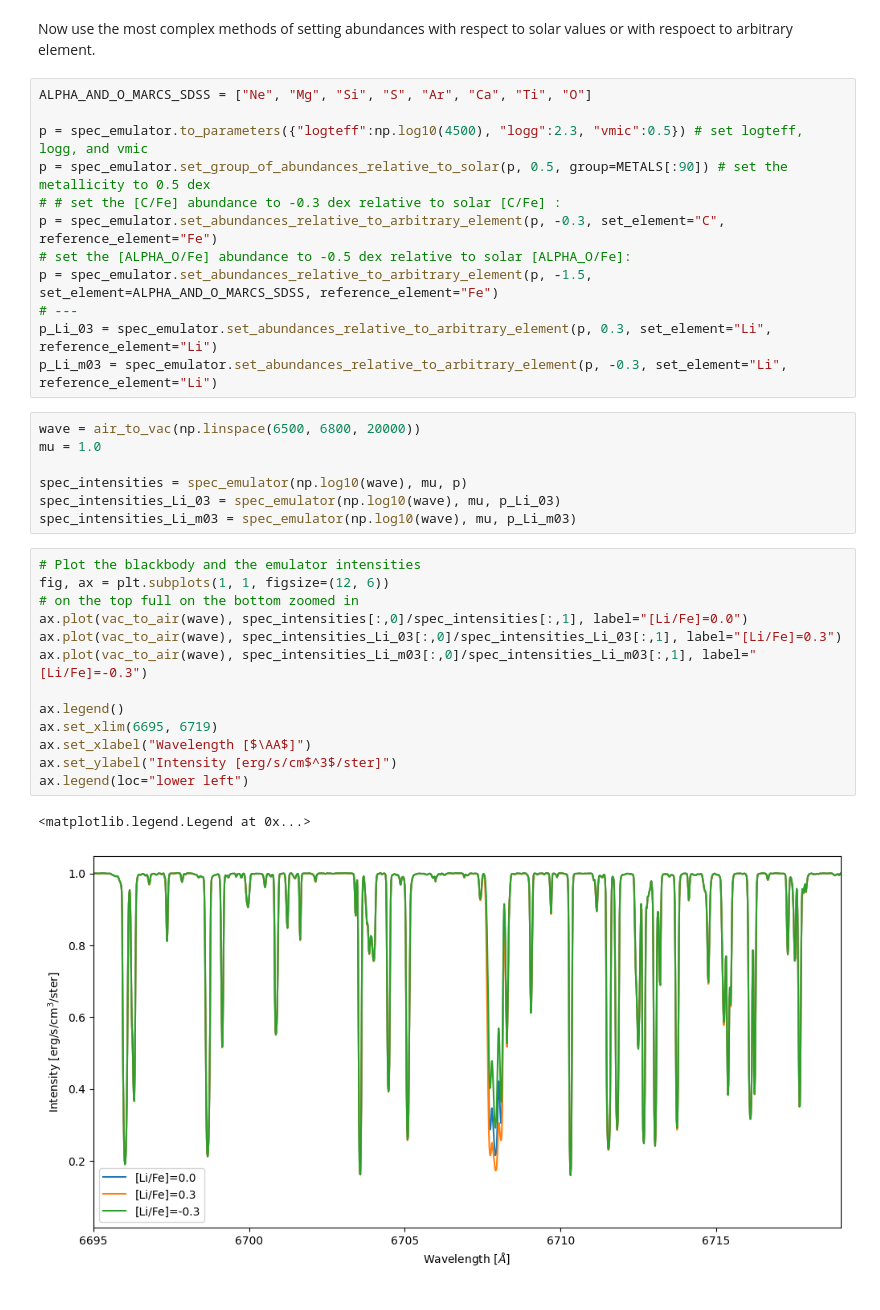
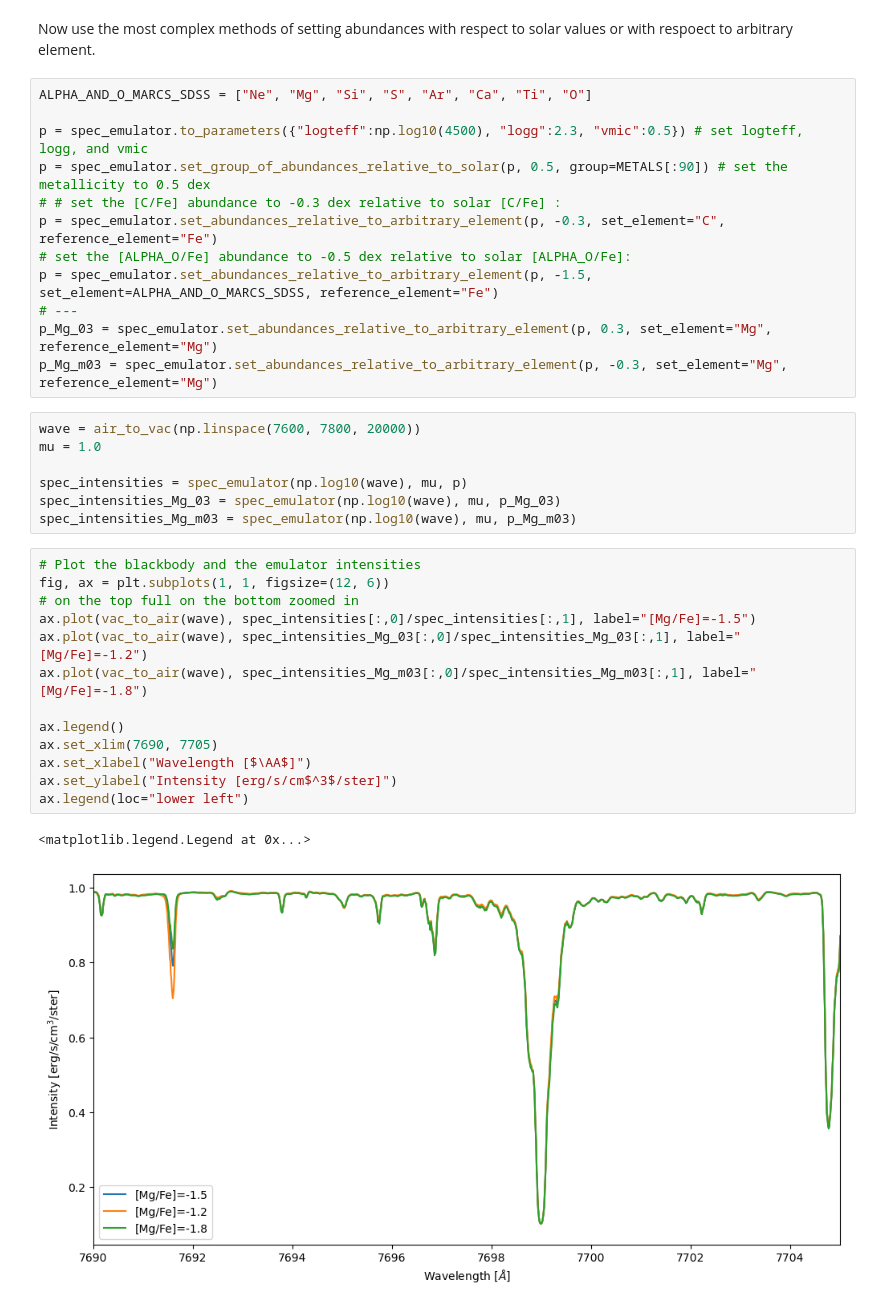
Before and after one commit to RozanskiT/transformer_payne, a Jupyter notebook: tutorial/defining_abundances.ipynb, the cells around one changed output. Drawn from its saved outputs; the diff is of its cells as text.

```diff
--- a/tutorial/defining_abundances.ipynb
+++ b/tutorial/defining_abundances.ipynb
@@ -82,28 +81,28 @@ p = spec_emulator.set_abundances_relative_to_arbitrary_element(p, -0.3, set_elem
 # set the [ALPHA_O/Fe] abundance to -0.5 dex relative to solar [ALPHA_O/Fe]:
 p = spec_emulator.set_abundances_relative_to_arbitrary_element(p, -1.5, set_element=ALPHA_AND_O_MARCS_SDSS, reference_element="Fe")
 # ---
-p_Li_03 = spec_emulator.set_abundances_relative_to_arbitrary_element(p, 0.3, set_element="Li", reference_element="Li")
-p_Li_m03 = spec_emulator.set_abundances_relative_to_arbitrary_element(p, -0.3, set_element="Li", reference_element="Li")
+p_Mg_03 = spec_emulator.set_abundances_relative_to_arbitrary_element(p, 0.3, set_element="Mg", reference_element="Mg")
+p_Mg_m03 = spec_emulator.set_abundances_relative_to_arbitrary_element(p, -0.3, set_element="Mg", reference_element="Mg")
 # %%
-wave = air_to_vac(np.linspace(6500, 6800, 20000))
+wave = air_to_vac(np.linspace(7600, 7800, 20000))
 mu = 1.0
 
 spec_intensities = spec_emulator(np.log10(wave), mu, p)
-spec_intensities_Li_03 = spec_emulator(np.log10(wave), mu, p_Li_03)
-spec_intensities_Li_m03 = spec_emulator(np.log10(wave), mu, p_Li_m03)
+spec_intensities_Mg_03 = spec_emulator(np.log10(wave), mu, p_Mg_03)
+spec_intensities_Mg_m03 = spec_emulator(np.log10(wave), mu, p_Mg_m03)
 # %%
 # Plot the blackbody and the emulator intensities
 fig, ax = plt.subplots(1, 1, figsize=(12, 6))
 # on the top full on the bottom zoomed in
-ax.plot(vac_to_air(wave), spec_intensities[:,0]/spec_intensities[:,1], label="[Li/Fe]=0.0")
-ax.plot(vac_to_air(wave), spec_intensities_Li_03[:,0]/spec_intensities_Li_03[:,1], label="[Li/Fe]=0.3")
-ax.plot(vac_to_air(wave), spec_intensities_Li_m03[:,0]/spec_intensities_Li_m03[:,1], label="[Li/Fe]=-0.3")
+ax.plot(vac_to_air(wave), spec_intensities[:,0]/spec_intensities[:,1], label="[Mg/Fe]=-1.5")
+ax.plot(vac_to_air(wave), spec_intensities_Mg_03[:,0]/spec_intensities_Mg_03[:,1], label="[Mg/Fe]=-1.2")
+ax.plot(vac_to_air(wave), spec_intensities_Mg_m03[:,0]/spec_intensities_Mg_m03[:,1], label="[Mg/Fe]=-1.8")
 
 ax.legend()
-ax.set_xlim(6695, 6719)
+ax.set_xlim(7690, 7705)
 ax.set_xlabel("Wavelength [$\AA$]")
 ax.set_ylabel("Intensity [erg/s/cm$^3$/ster]")
 ax.legend(loc="lower left")
 # %% [output]
 <matplotlib.legend.Legend at 0x...>
-[figure, old version]
+[figure, new version]
```
Also changed, not shown: parts of 2 cells of this notebook, 1 other file.
